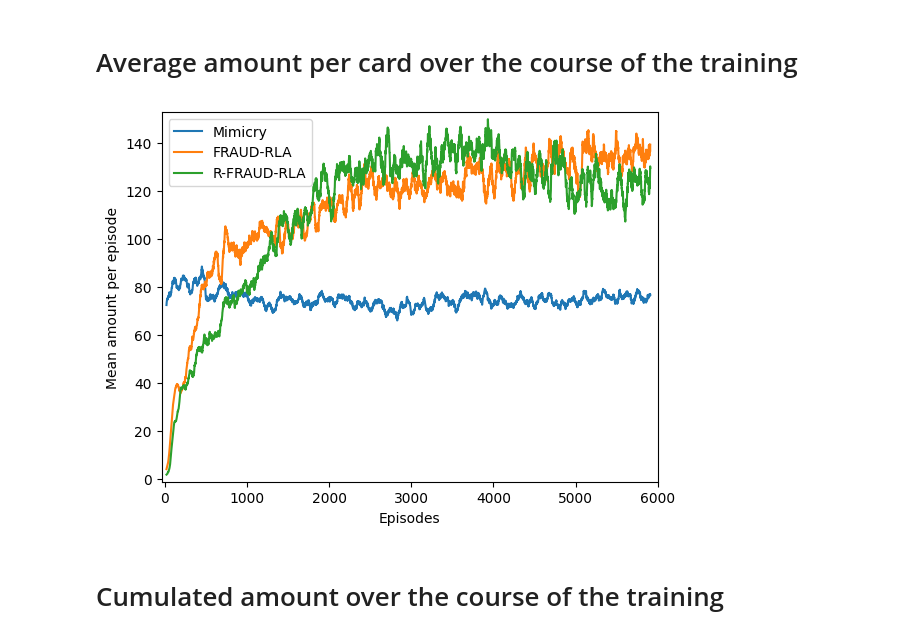
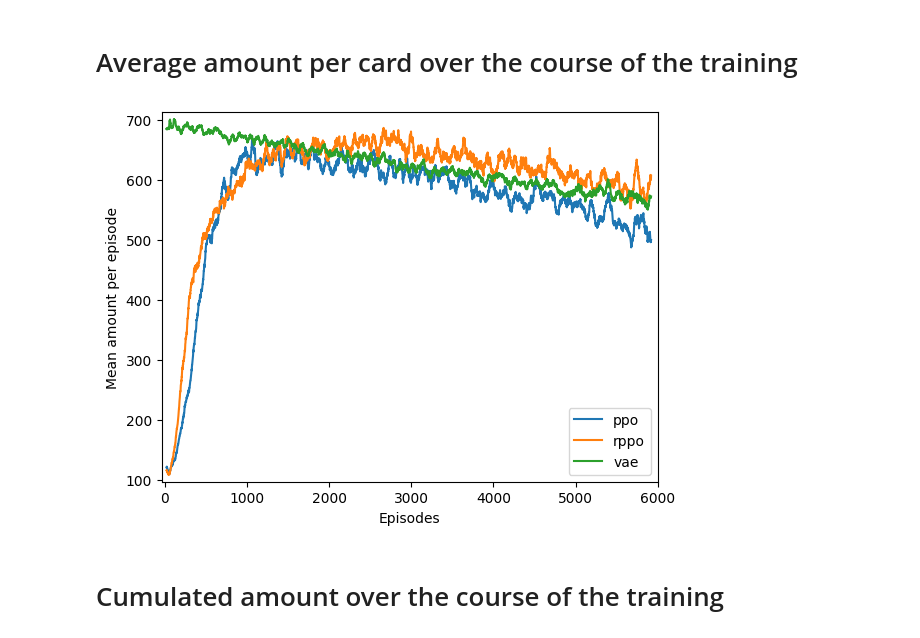
Before and after one commit to FaramirHurin/RL_Attack_September24, a Jupyter notebook: agents-comparison.ipynb, the cells around one changed output. Cells and saved outputs as stored; diff of their text form; code cells hidden in the pictures.

```diff
--- a/agents-comparison.ipynb
+++ b/agents-comparison.ipynb
@@ -1,53 +1,48 @@
 # %% [markdown]
 ## Score over training time
-# %%
-import numpy as np
-
-anomaly = True
-
-if anomaly:
-    logdirs = {
-        "Mimicry": "logs/anomaly/vae/2025-09-19T15-46-05.846486",
-        "FRAUD-RLA": "logs/anomaly/ppo/2025-11-19T23-04-05.645359/",
-        "R-FRAUD-RLA": "logs/anomaly/rppo/2025-11-20T01-28-12.756154/",
-    }
-else:
-    logdirs = {
-        "Mimicry": "logs/no-anomaly/vae/2025-09-19T16-41-07.764246",
-        "FRAUD-RLA": "logs/no-anomaly/ppo/2025-09-19T11-40-32.971413",
-        "R-FRAUD-RLA": "logs/no-anomaly/rppo/2025-09-19T14-08-14.120200"
-    }
-
-
-def moving_average(data, window_size: int):
-    """Compute the moving average of a 1D array."""
-    return np.convolve(data, np.ones(window_size) / window_size, mode="valid")
+# %%
+import numpy as np
+import os
+
+anomaly = True
+modification = True
+
+
+def logdirs(anomaly: bool, modification: bool, retrain_every=None):
+    a_str = "with-anomaly" if anomaly else "no-anomaly"
+    m_str = "with-modification" if modification else "no-modification"
+    return {algo: os.path.join("logs", f"{algo}-{a_str}-{m_str}") for algo in ("ppo", "rppo", "vae")}
+
+
+def moving_average(data, window_size: int):
+    """Compute the moving average of a 1D array."""
+    return np.convolve(data, np.ones(window_size) / window_size, mode="valid")
 # %% [markdown]
 # Average amount per card over the course of the training
 # %%
 import matplotlib.pyplot as plt
-from plots import Experiment
+from experiment import Experiment
 
 window_size = 50
-for label, logdir in logdirs.items():
+for label, logdir in logdirs(False, True).items():
     exp = Experiment.load(logdir)
     mean, _ = exp.mean_std_amounts_over_time
     mean = moving_average(mean, window_size)
     # std = moving_average(std, window_size)
     # ci95 = 1.96 * std / np.sqrt(exp.n_runs)
     mean[:20] = np.nan
-    mean[-40:] = np.nan
+    mean[-30:] = np.nan
 
     plt.plot(mean, label=label)
     #plt.fill_between(range(len(mean)), mean - ci95, mean + ci95, alpha=0.2)
 plt.legend()
 plt.margins(x=0.01, y=0.02)
 plt.xticks([0, 1000, 2000, 3000, 4000, 5000, 6000])
 plt.xlabel("Episodes")
 plt.ylabel("Mean amount per episode")
 plt.savefig("amount-over-time_anomaly.svg")
 # %% [output]
-[figure, old version]
+[figure, new version]
 # %% [markdown]
 # Cumulated amount over the course of the training
 # %%
```
Also changed, not shown: parts of 2 cells of this notebook, 5 other files.
